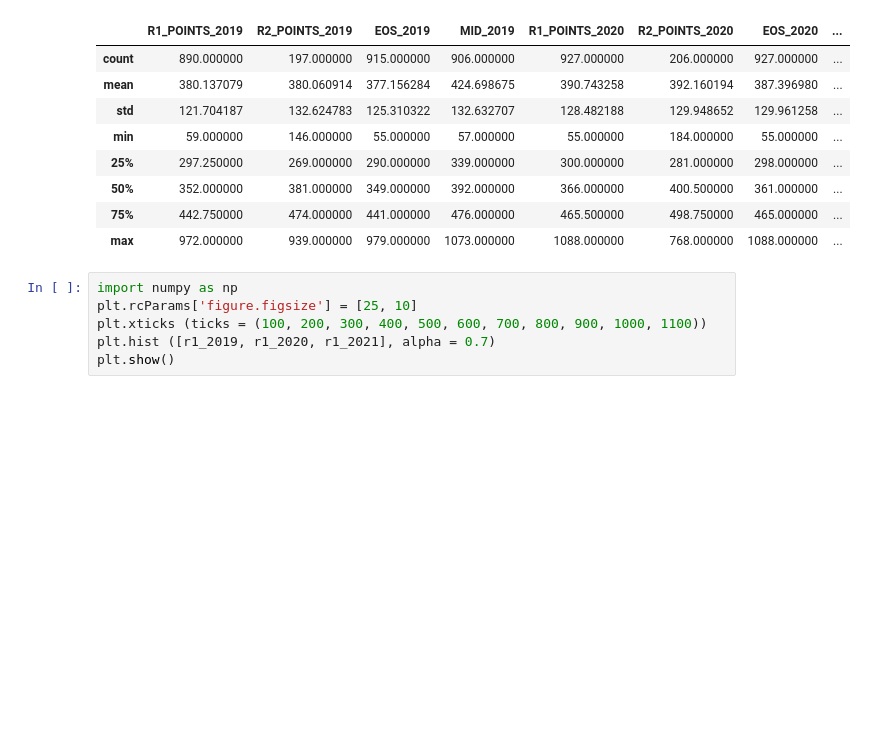
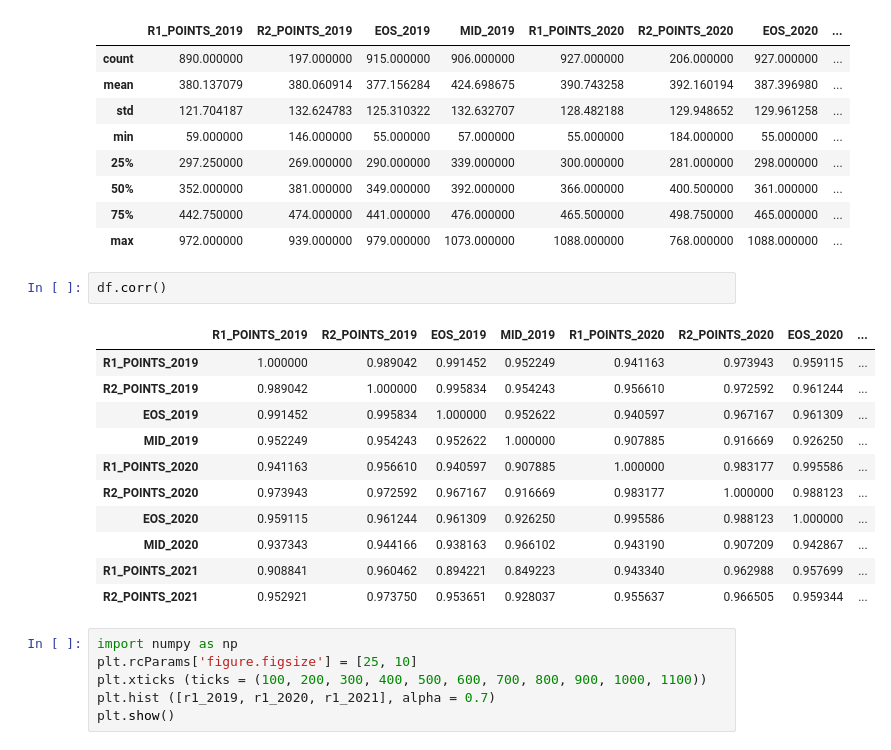
Before and after one commit to AnteDujic/Fundamentals-of-Data-Analysis, a Jupyter notebook: cao.ipynb, the cells around one changed output. Drawn from its saved outputs; the diff is of its cells as text; blank space fills up the shorter version.

```diff
--- a/cao.ipynb
+++ b/cao.ipynb
@@ -401,6 +403,20 @@ df.describe()
 | 50% | 352.000000 | 381.000000 | 349.000000 | 392.000000 | 366.000000 | 400.500000 | 361.000000 | ... |
 | 75% | 442.750000 | 474.000000 | 441.000000 | 476.000000 | 465.500000 | 498.750000 | 465.000000 | ... |
 | max | 972.000000 | 939.000000 | 979.000000 | 1073.000000 | 1088.000000 | 768.000000 | 1088.000000 | ... |
+# %%
+df.corr()
+# %% [output]
+|  | R1_POINTS_2019 | R2_POINTS_2019 | EOS_2019 | MID_2019 | R1_POINTS_2020 | R2_POINTS_2020 | EOS_2020 | ... |
+| R1_POINTS_2019 | 1.000000 | 0.989042 | 0.991452 | 0.952249 | 0.941163 | 0.973943 | 0.959115 | ... |
+| R2_POINTS_2019 | 0.989042 | 1.000000 | 0.995834 | 0.954243 | 0.956610 | 0.972592 | 0.961244 | ... |
+| EOS_2019 | 0.991452 | 0.995834 | 1.000000 | 0.952622 | 0.940597 | 0.967167 | 0.961309 | ... |
+| MID_2019 | 0.952249 | 0.954243 | 0.952622 | 1.000000 | 0.907885 | 0.916669 | 0.926250 | ... |
+| R1_POINTS_2020 | 0.941163 | 0.956610 | 0.940597 | 0.907885 | 1.000000 | 0.983177 | 0.995586 | ... |
+| R2_POINTS_2020 | 0.973943 | 0.972592 | 0.967167 | 0.916669 | 0.983177 | 1.000000 | 0.988123 | ... |
+| EOS_2020 | 0.959115 | 0.961244 | 0.961309 | 0.926250 | 0.995586 | 0.988123 | 1.000000 | ... |
+| MID_2020 | 0.937343 | 0.944166 | 0.938163 | 0.966102 | 0.943190 | 0.907209 | 0.942867 | ... |
+| R1_POINTS_2021 | 0.908841 | 0.960462 | 0.894221 | 0.849223 | 0.943340 | 0.962988 | 0.957699 | ... |
+| R2_POINTS_2021 | 0.952921 | 0.973750 | 0.953651 | 0.928037 | 0.955637 | 0.966505 | 0.959344 | ... |
 # %%
 import numpy as np
 plt.rcParams['figure.figsize'] = [25, 10]
```
Also changed, not shown: parts of 2 cells of this notebook, 2 other files.
